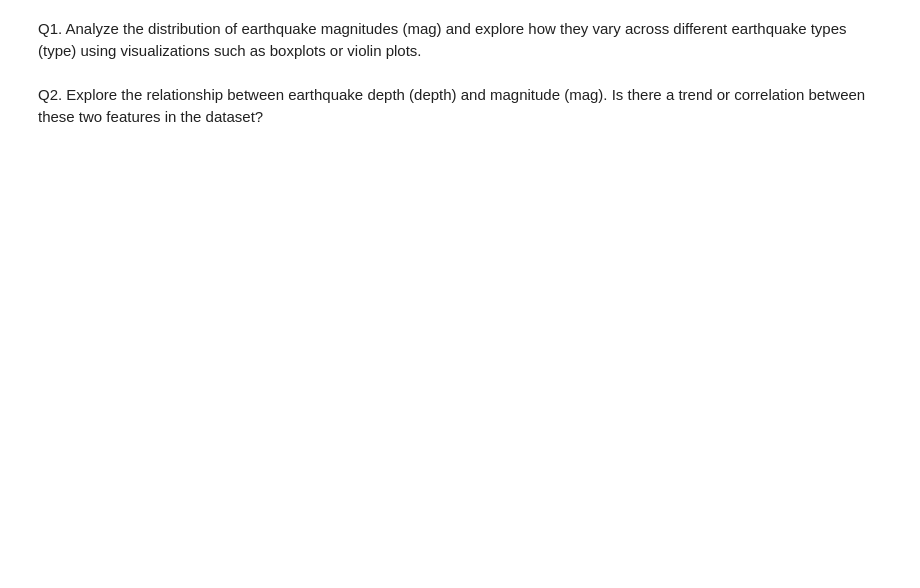
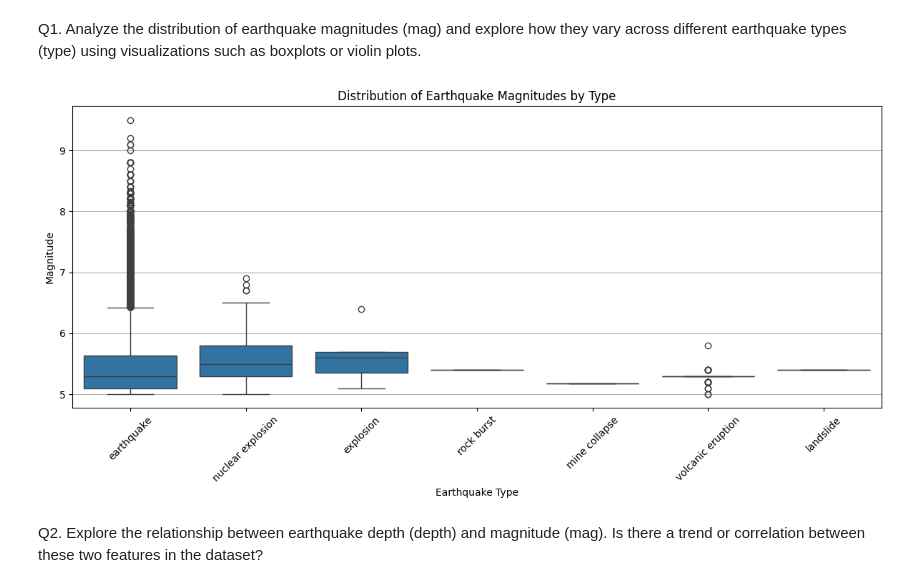
Before and after one commit to ImpactsenseAI-Intern-Project-OCT25/impactsenseAI-Infosys-Intern-project, a Jupyter notebook: milestone_1/week_2/Day_9/Assignment_1.ipynb, the cells around one changed output. Saved outputs shown, nothing was run; the diff lists cells and outputs as text; code cells hidden in the pictures; blank space fills up the shorter version.

```diff
--- a/milestone_1/week_2/Day_9/Assignment_1.ipynb
+++ b/milestone_1/week_2/Day_9/Assignment_1.ipynb
@@ -3,2 +8,5 @@
 # %%
 ## Load the Preprocessed Dataset Here
+import pandas as pd
+df = pd.read_csv('/content/drive/MyDrive/ImpactSense_Oct25/data/earthquakes_data.csv')
+df.head()
@@ -5,4 +53,19 @@
 # %% [markdown]
 Q1. Analyze the distribution of earthquake magnitudes (mag) and explore how they vary across different earthquake types (type) using visualizations such as boxplots or violin plots.
+# %%
+import seaborn as sns
+import matplotlib.pyplot as plt
+
+plt.figure(figsize=(12, 6))
+sns.boxplot(x='type', y='mag', data=df)
+plt.title('Distribution of Earthquake Magnitudes by Type')
+plt.xlabel('Earthquake Type')
+plt.ylabel('Magnitude')
+plt.xticks(rotation=45)
+plt.grid(axis='y')
+plt.tight_layout()
+plt.show()
+# %% [output]
+[figure, added]
 # %% [markdown]
 Q2. Explore the relationship between earthquake depth (depth) and magnitude (mag). Is there a trend or correlation between these two features in the dataset?
```
Also changed, not shown: parts of 8 cells of this notebook, 12 other files.
